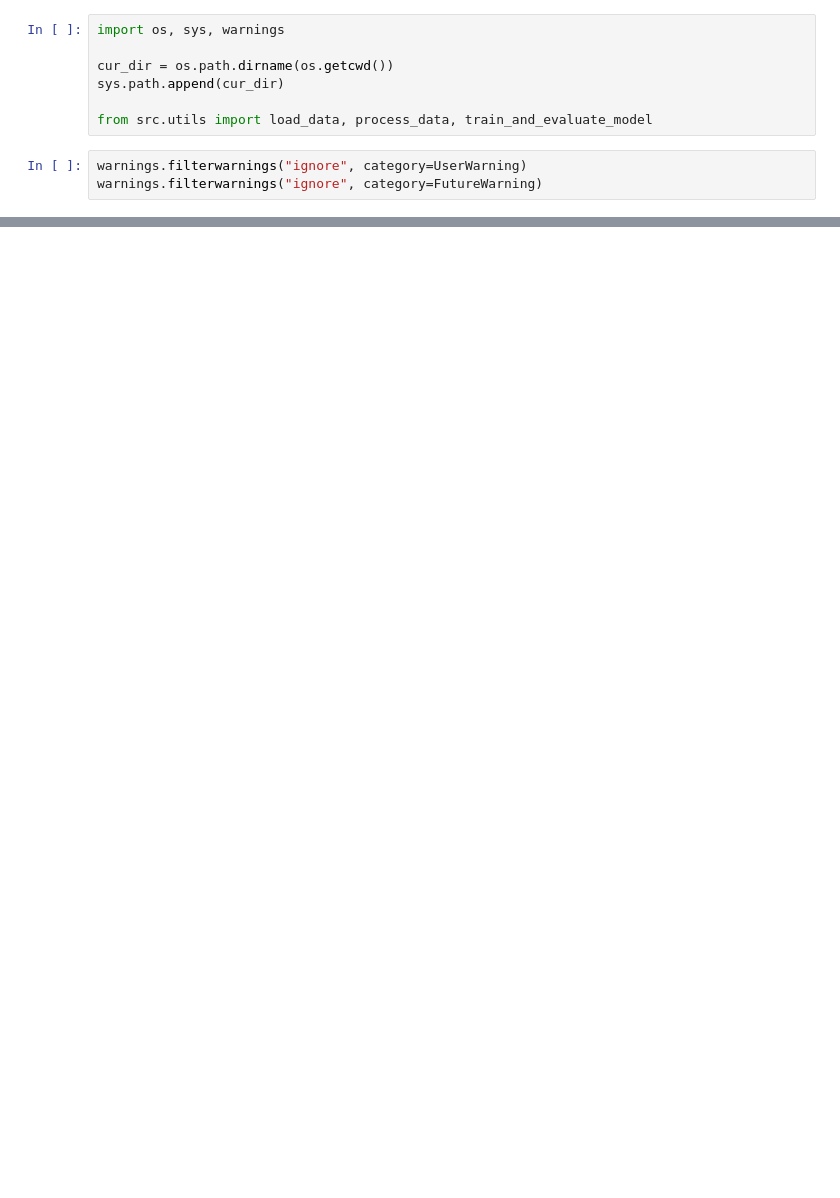
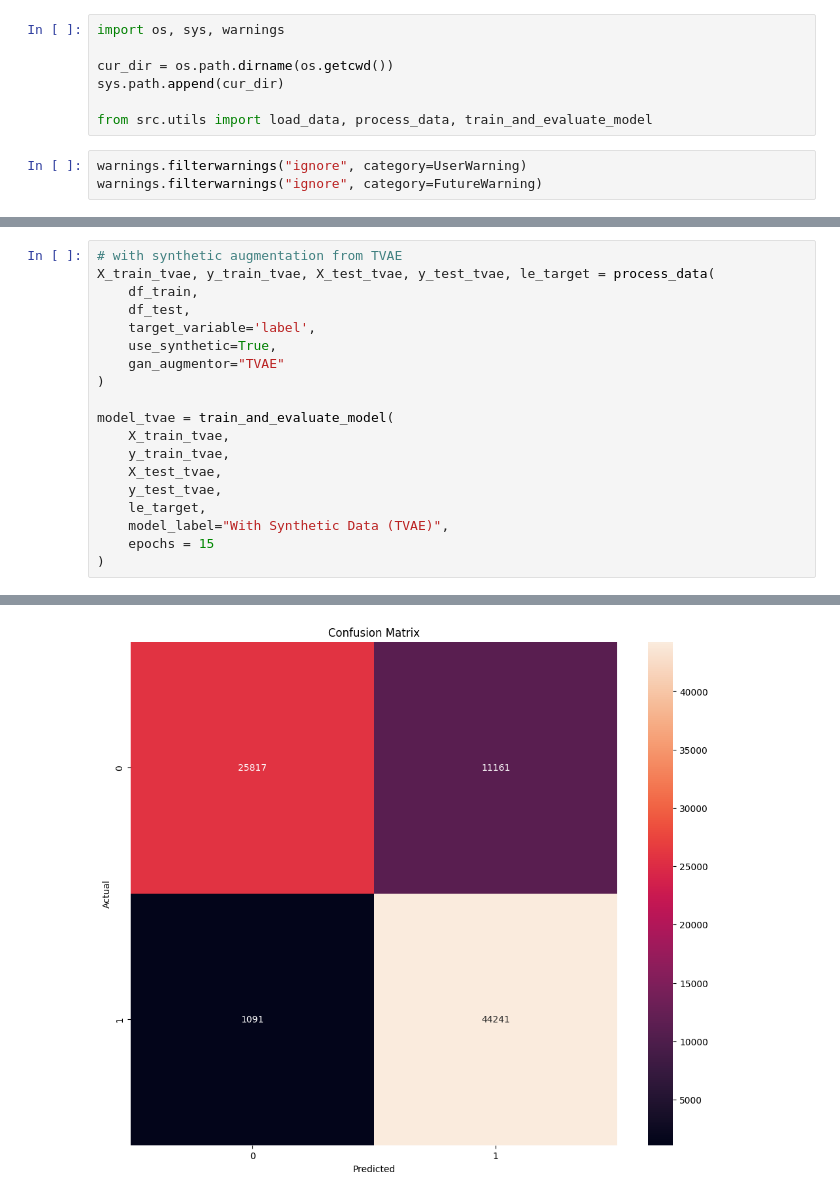
Before and after one commit to wloving77/netsec-project-spring2025, a Jupyter notebook: gan_ids_project/experiments/basic_test.ipynb, the cells around one changed output, grey strips where cells are left out. Cells and saved outputs as stored; diff of their text form; blank space fills up the shorter version.

Commit message:
added in TVAE and binary (attack, not attack) capability

```diff
--- a/gan_ids_project/experiments/basic_test.ipynb
+++ b/gan_ids_project/experiments/basic_test.ipynb
@@ -72,0 +192,20 @@ Epoch 10/15, Loss: 0.6376
+# %%
+# with synthetic augmentation from TVAE
+X_train_tvae, y_train_tvae, X_test_tvae, y_test_tvae, le_target = process_data(
+    df_train,
+    df_test,
+    target_variable='label',
+    use_synthetic=True,
+    gan_augmentor="TVAE"
+)
+
+model_tvae = train_and_evaluate_model(
+    X_train_tvae,
+    y_train_tvae,
+    X_test_tvae,
+    y_test_tvae,
+    le_target,
+    model_label="With Synthetic Data (TVAE)",
+    epochs = 15
+)
+# %% [output]
@@ -72,0 +229 @@ Epoch 10/15, Loss: 0.6376
+[figure, added]
```
Also changed, not shown: parts of 9 cells of this notebook, 1 other file.
